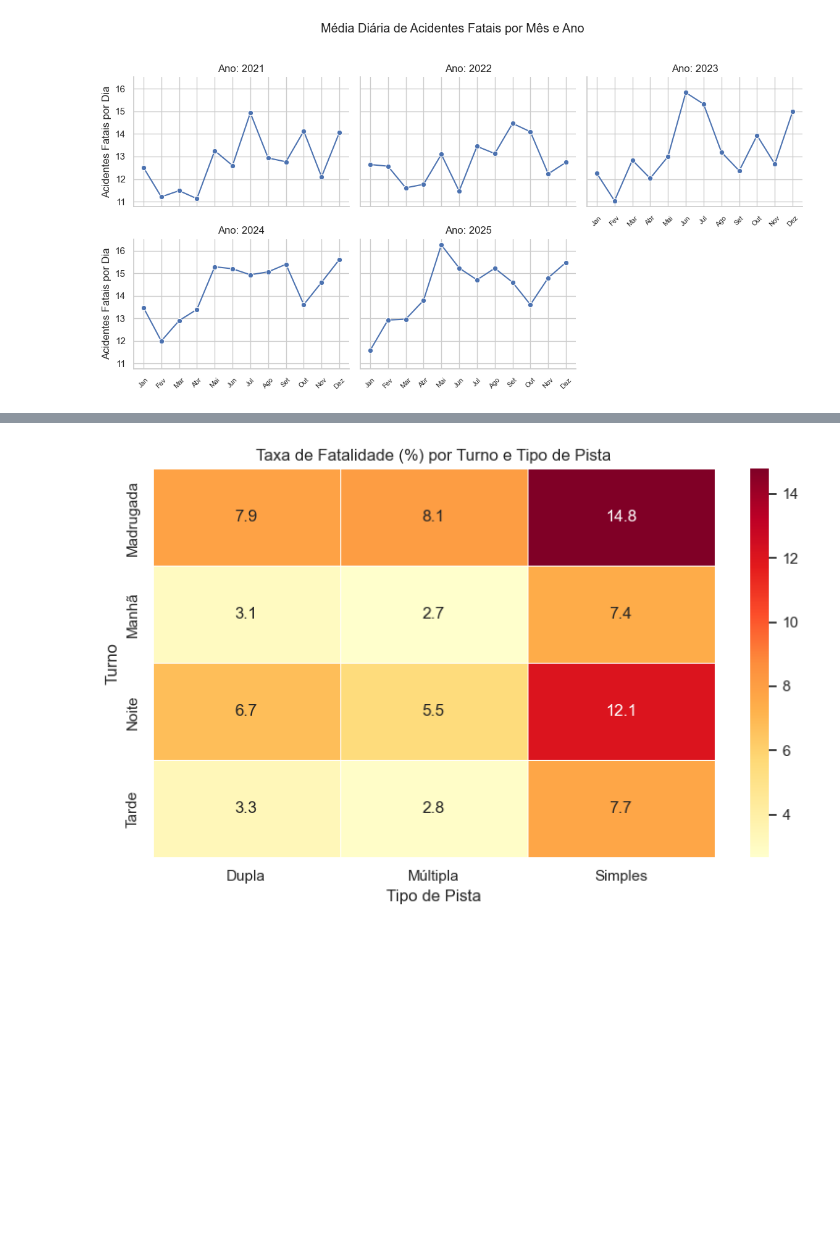
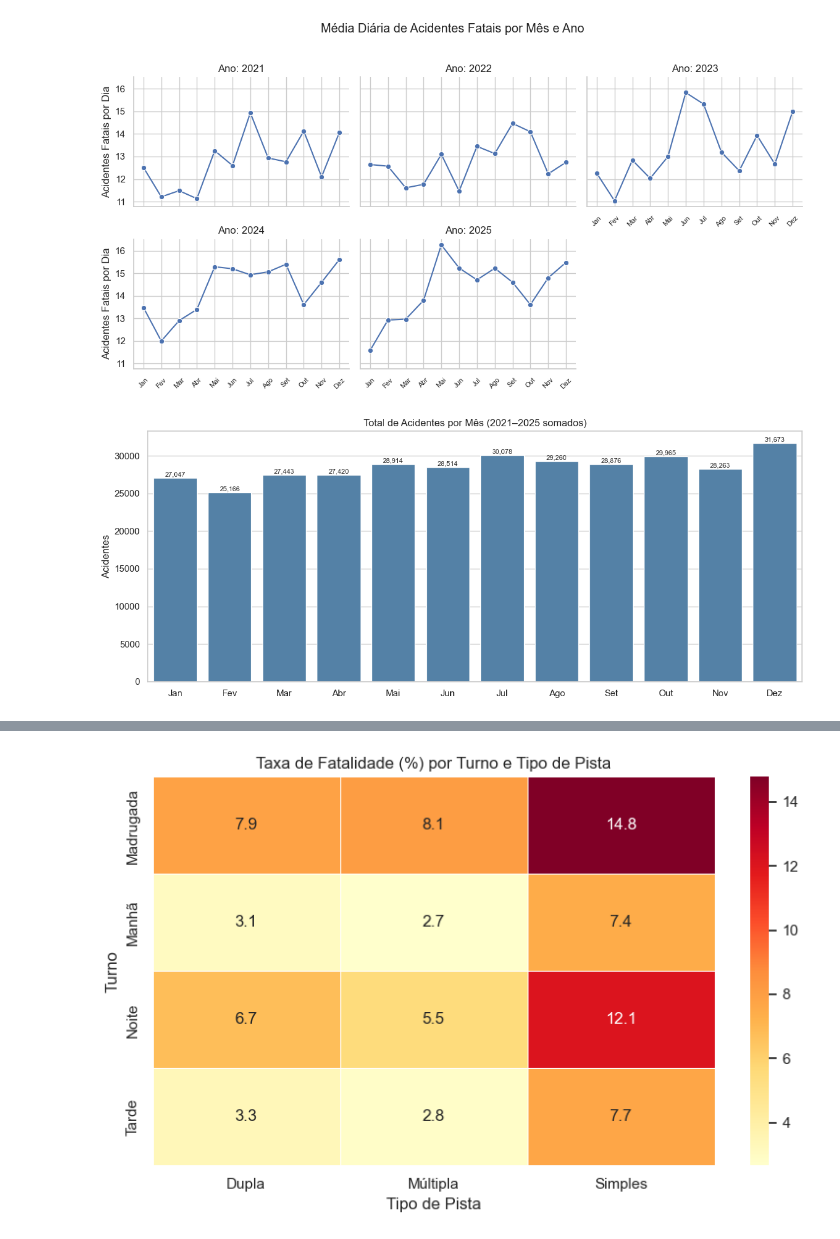
Before and after one commit to LucasMesquitaAlc/acidentes-prf-analise, a Jupyter notebook: notebooks/02_EDA.ipynb, the cells around one changed output, grey strips where cells are left out. Saved outputs shown, nothing was run; the diff lists cells and outputs as text; code cells hidden in the pictures; blank space fills up the shorter version.

Commit message:
Soma dos meses

```diff
--- a/notebooks/02_EDA.ipynb
+++ b/notebooks/02_EDA.ipynb
@@ -425,3 +425,20 @@ plt.tight_layout()
 plt.show()
 # %% [output]
 [figure]
+# %%
+df_soma_mes = df_temporal.groupby('mes')['acidentes'].sum().reset_index()
+
+plt.figure(figsize=(12, 5))
+ax = sns.barplot(data=df_soma_mes, x='mes', y='acidentes', color='steelblue')
+ax.set_xticks(range(0, 12))
+ax.set_xticklabels(meses_label)
+ax.set_title('Total de Acidentes por Mês (2021–2025 somados)')
+ax.set_xlabel('')
+ax.set_ylabel('Acidentes')
+for bar in ax.patches:
+    ax.text(bar.get_x() + bar.get_width()/2, bar.get_height() + 50,
+            f'{int(bar.get_height()):,}', ha='center', va='bottom', fontsize=8)
+plt.tight_layout()
+plt.show()
+# %% [output]
+[figure, added]
```
Also changed, not shown: parts of 1 cell of this notebook.
